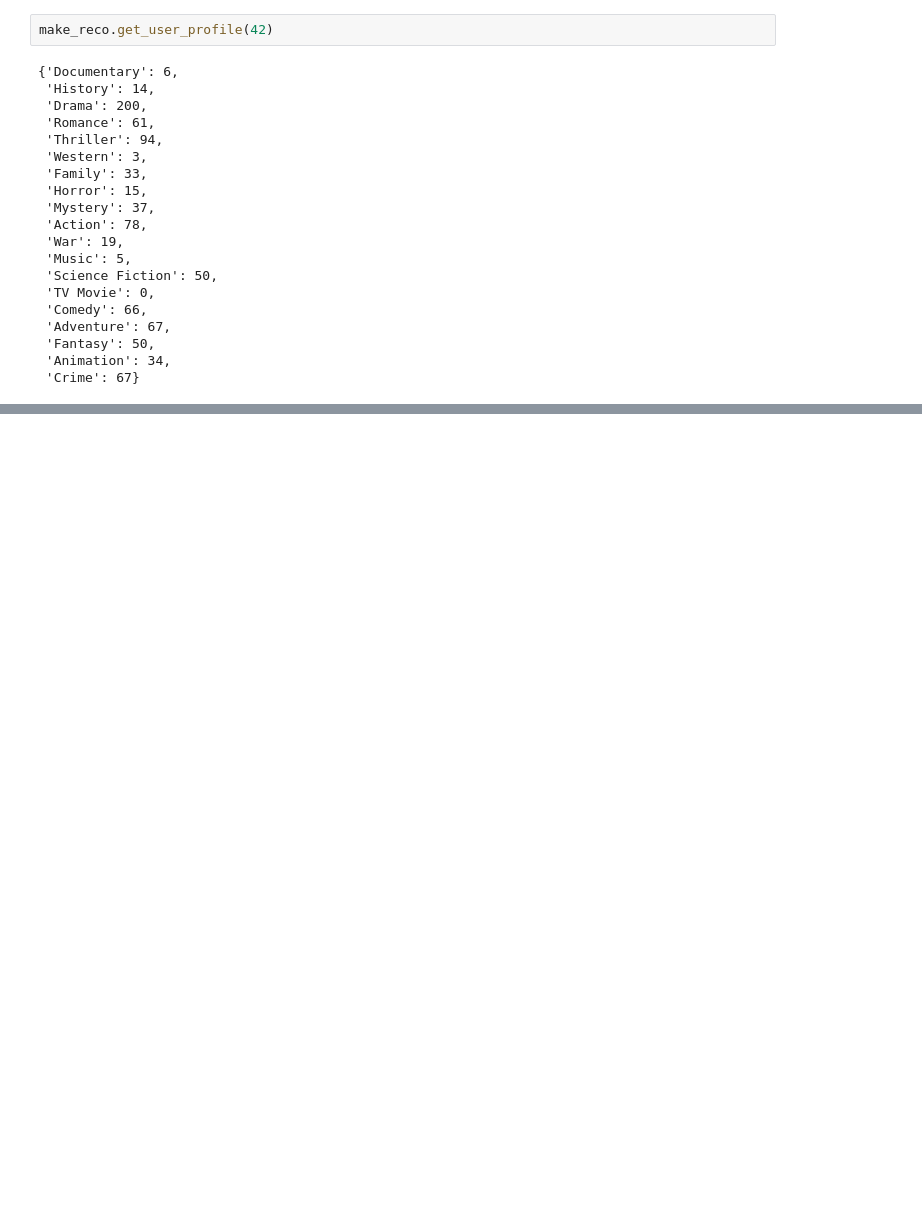
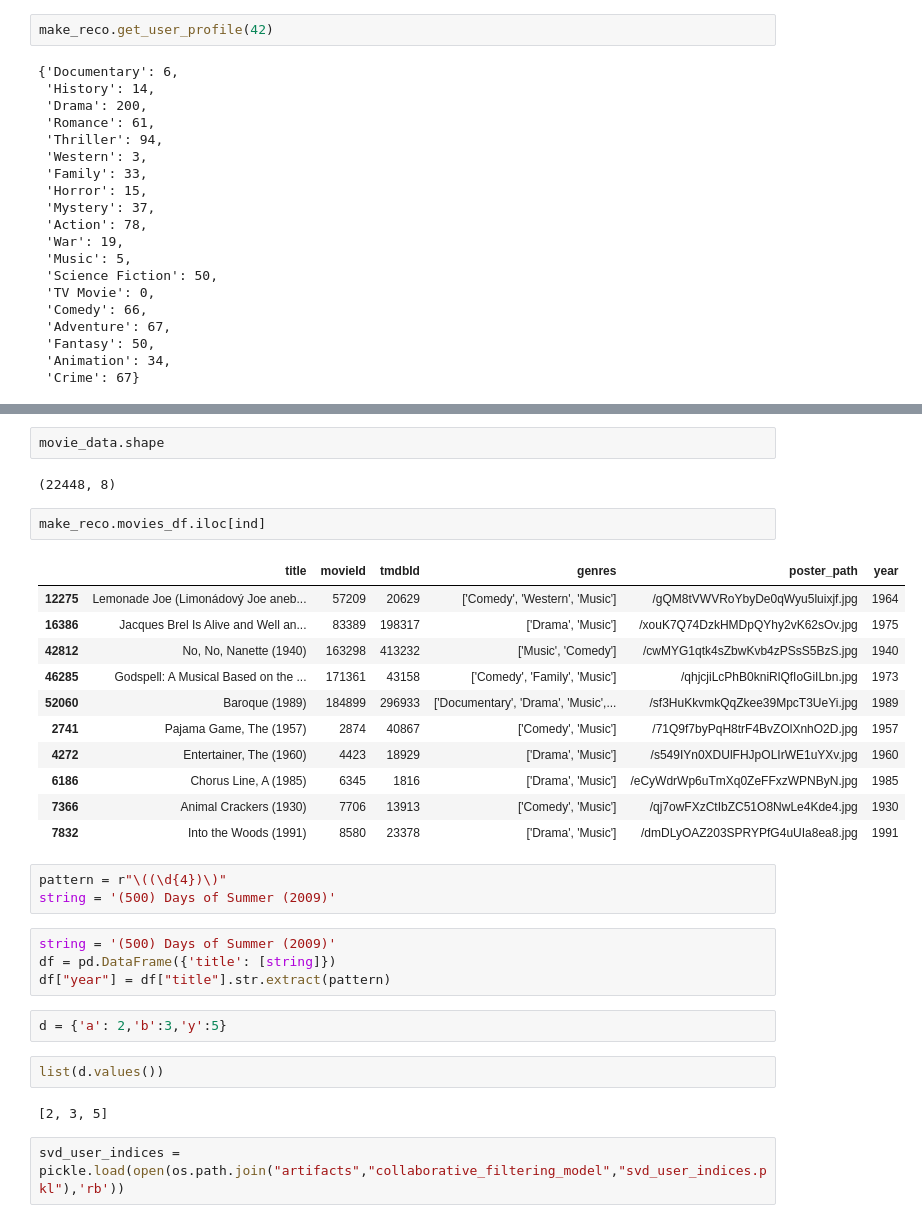
Before and after one commit to abhishek-jana/Movie-Recommendation-System, a Jupyter notebook: research/05_make_recommendation.ipynb, the cells around one changed output, grey strips where cells are left out. Drawn from its saved outputs; the diff is of its cells as text; blank space fills up the shorter version.

```diff
--- a/research/05_make_recommendation.ipynb
+++ b/research/05_make_recommendation.ipynb
@@ -351,0 +529,33 @@ make_reco.get_user_profile(42)
+# %%
+movie_data.shape
+# %% [output]
+(22448, 8)
+# %%
+make_reco.movies_df.iloc[ind]
+# %% [output]
+|  | title | movieId | tmdbId | genres | poster_path | year |
+| 12275 | Lemonade Joe (Limonádový Joe aneb... | 57209 | 20629 | ['Comedy', 'Western', 'Music'] | /gQM8tVWVRoYbyDe0qWyu5luixjf.jpg | 1964 |
+| 16386 | Jacques Brel Is Alive and Well an... | 83389 | 198317 | ['Drama', 'Music'] | /xouK7Q74DzkHMDpQYhy2vK62sOv.jpg | 1975 |
+| 42812 | No, No, Nanette (1940) | 163298 | 413232 | ['Music', 'Comedy'] | /cwMYG1qtk4sZbwKvb4zPSsS5BzS.jpg | 1940 |
+| 46285 | Godspell: A Musical Based on the ... | 171361 | 43158 | ['Comedy', 'Family', 'Music'] | /qhjcjiLcPhB0kniRlQfIoGiILbn.jpg | 1973 |
+| 52060 | Baroque (1989) | 184899 | 296933 | ['Documentary', 'Drama', 'Music',... | /sf3HuKkvmkQqZkee39MpcT3UeYi.jpg | 1989 |
+| 2741 | Pajama Game, The (1957) | 2874 | 40867 | ['Comedy', 'Music'] | /71Q9f7byPqH8trF4BvZOlXnhO2D.jpg | 1957 |
+| 4272 | Entertainer, The (1960) | 4423 | 18929 | ['Drama', 'Music'] | /s549IYn0XDUlFHJpOLIrWE1uYXv.jpg | 1960 |
+| 6186 | Chorus Line, A (1985) | 6345 | 1816 | ['Drama', 'Music'] | /eCyWdrWp6uTmXq0ZeFFxzWPNByN.jpg | 1985 |
+| 7366 | Animal Crackers (1930) | 7706 | 13913 | ['Comedy', 'Music'] | /qj7owFXzCtIbZC51O8NwLe4Kde4.jpg | 1930 |
+| 7832 | Into the Woods (1991) | 8580 | 23378 | ['Drama', 'Music'] | /dmDLyOAZ203SPRYPfG4uUIa8ea8.jpg | 1991 |
+# %%
+pattern = r"\((\d{4})\)"
+string = '(500) Days of Summer (2009)'
+# %%
+string = '(500) Days of Summer (2009)'
+df = pd.DataFrame({'title': [string]})
+df["year"] = df["title"].str.extract(pattern)
+# %%
+d = {'a': 2,'b':3,'y':5}
+# %%
+list(d.values())
+# %% [output]
+[2, 3, 5]
+# %%
+svd_user_indices = pickle.load(open(os.path.join("artifacts","collaborative_filtering_model","svd_user_indices.pkl"),'rb'))
```
Also changed, not shown: parts of 20 cells of this notebook, 3 other files.
